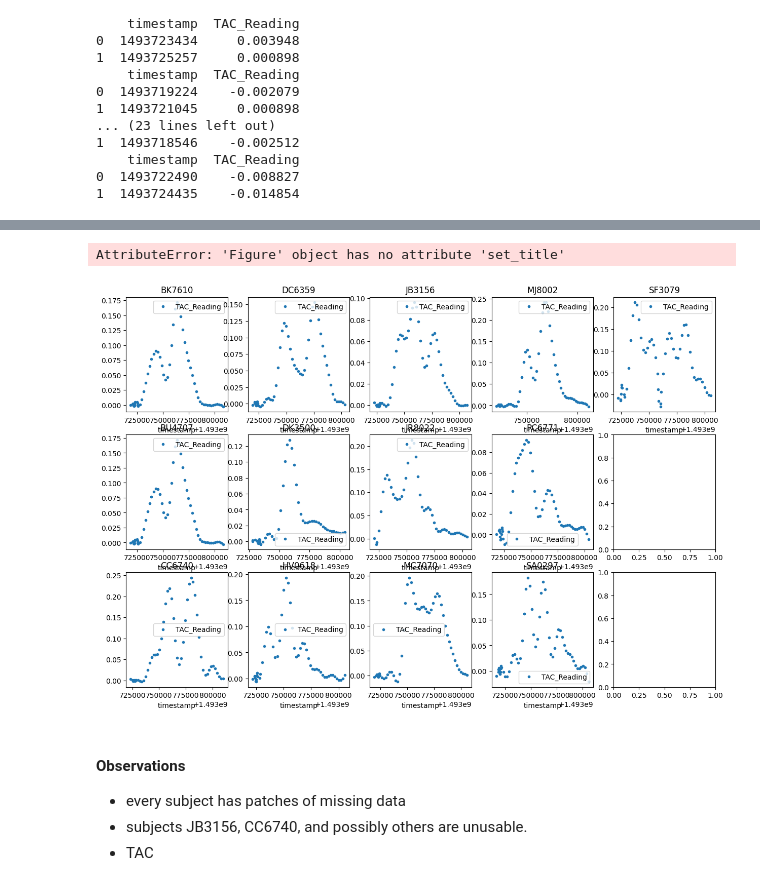
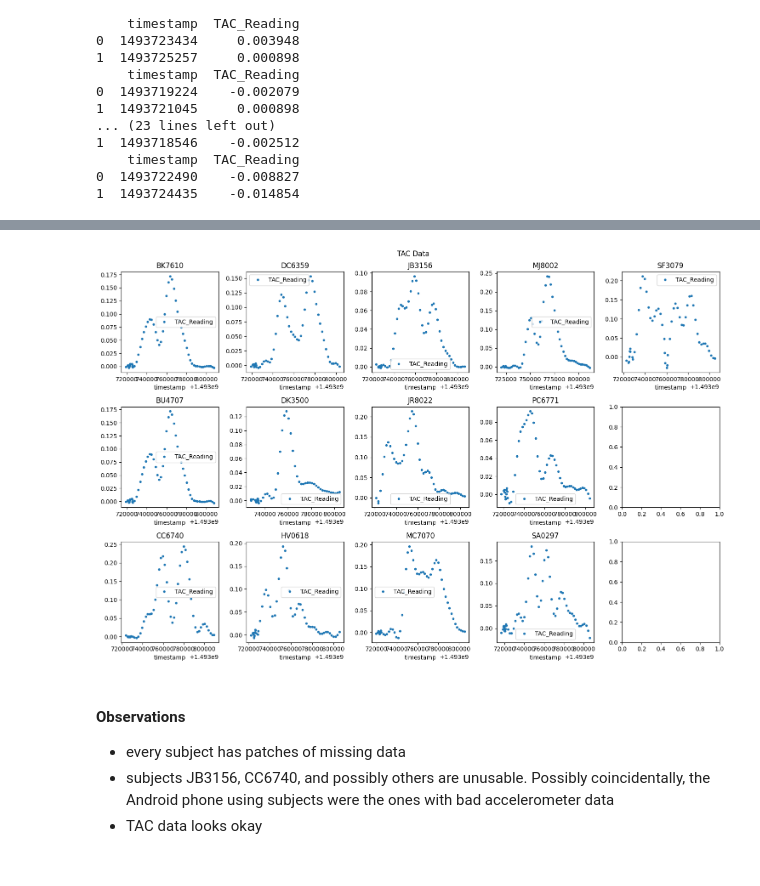
Before and after one commit to eatai/bar_crawl, a Jupyter notebook: BarCrawl_Classification.ipynb, the cells around one changed output, grey strips where cells are left out. Drawn from its saved outputs; the diff is of its cells as text; code cells hidden in the pictures.

Commit message:
data cleaning and resampling

```diff
--- a/BarCrawl_Classification.ipynb
+++ b/BarCrawl_Classification.ipynb
@@ -132,20 +194,20 @@ plt.show()
 # %%
 fig, ax = plt.subplots(3,5, figsize=(15,10))
 
 
 for k, pid in enumerate(pid_list):
     tac_df[pid].plot(x='timestamp', y = 'TAC_Reading', marker = '.', linestyle = 'none', ax = ax[k%3, int(np.floor(k/3))])
     ax[k%3, int(np.floor(k/3))].set_title(pid)
 
-fig.set_title('TAC Data')
+fig.suptitle('TAC Data')
+plt.tight_layout()
 plt.show()
 # %% [output]
-AttributeError: 'Figure' object has no attribute 'set_title'
-[figure, old version]
+[figure, new version]
 # %% [markdown]
 #### Observations
 
  - every subject has patches of missing data
- - subjects JB3156, CC6740, and possibly others are unusable.
- - TAC
+ - subjects JB3156, CC6740, and possibly others are unusable. Possibly coincidentally, the Android phone using subjects were the ones with bad accelerometer data
+ - TAC data looks okay
 # %% [markdown]
```
Also changed, not shown: parts of 12 cells of this notebook.
